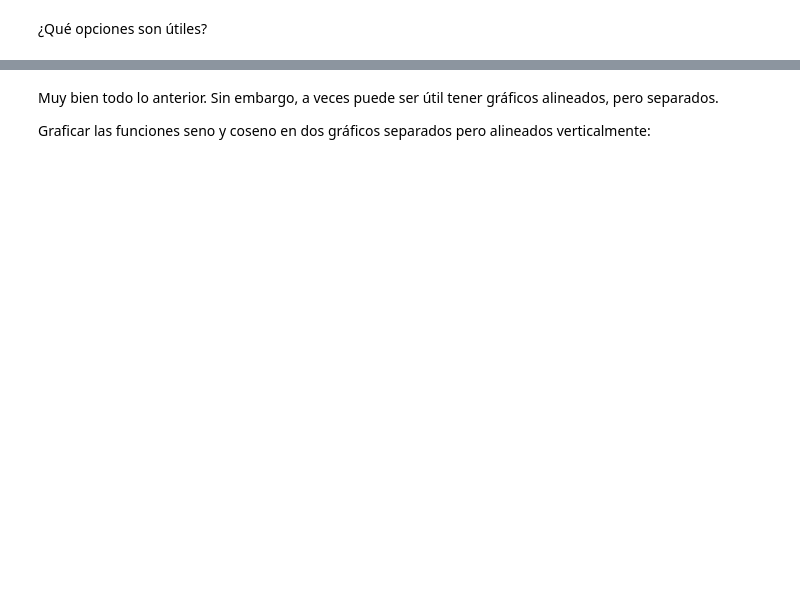
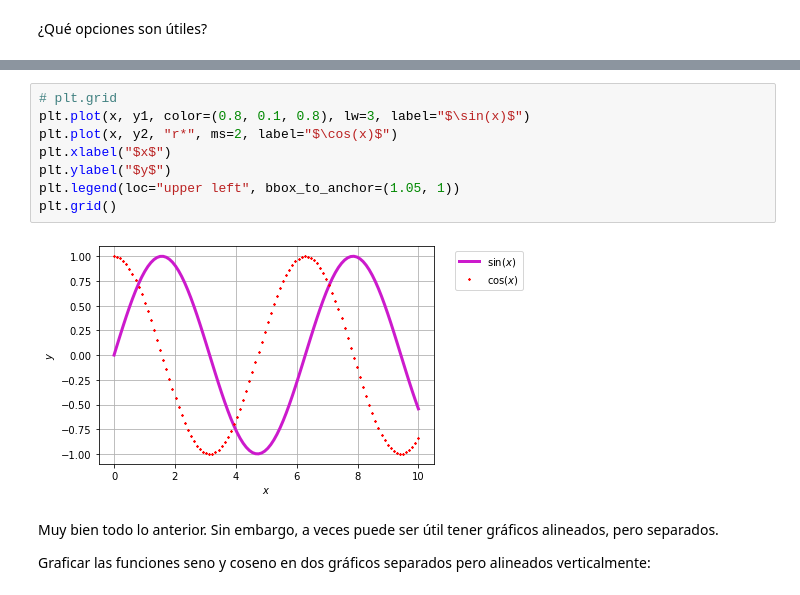
Before and after one commit to esjimenezro/prope_programacion_2021, a Jupyter notebook: Semana3/Clase5_VisualizacionNumpyMatplotlib.ipynb, the cells around one changed output, grey strips where cells are left out. Cells and saved outputs as stored; diff of their text form; blank space fills up the shorter version.

```diff
--- a/Semana3/Clase5_VisualizacionNumpyMatplotlib.ipynb
+++ b/Semana3/Clase5_VisualizacionNumpyMatplotlib.ipynb
@@ -69,3 +155,13 @@ Con lo anterior:
+# %%
+# plt.grid
+plt.plot(x, y1, color=(0.8, 0.1, 0.8), lw=3, label="$\sin(x)$")
+plt.plot(x, y2, "r*", ms=2, label="$\cos(x)$")
+plt.xlabel("$x$")
+plt.ylabel("$y$")
+plt.legend(loc="upper left", bbox_to_anchor=(1.05, 1))
+plt.grid()
+# %% [output]
+[figure, added]
 # %% [markdown]
 Muy bien todo lo anterior. Sin embargo, a veces puede ser útil tener gráficos alineados, pero separados.
 
```
Also changed, not shown: parts of 42 cells of this notebook, 1 other file.
